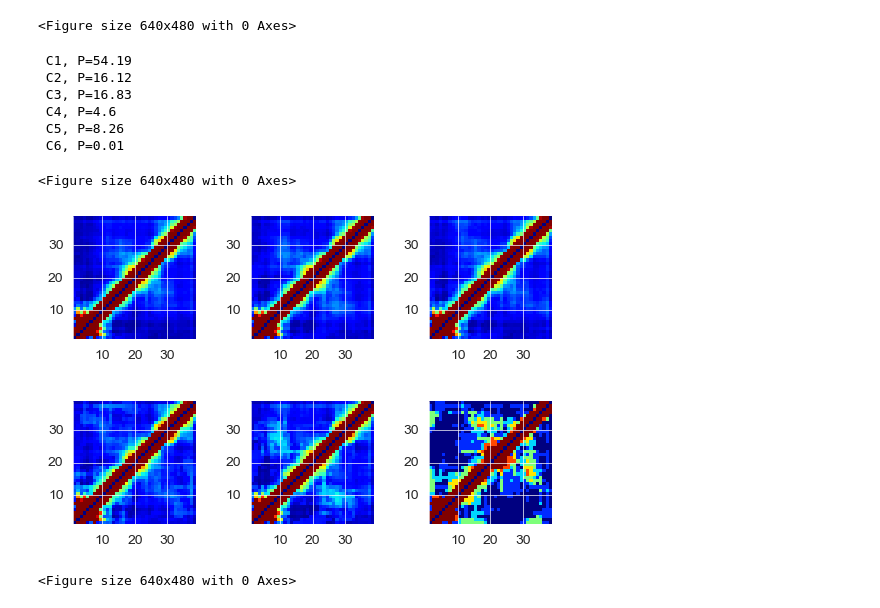
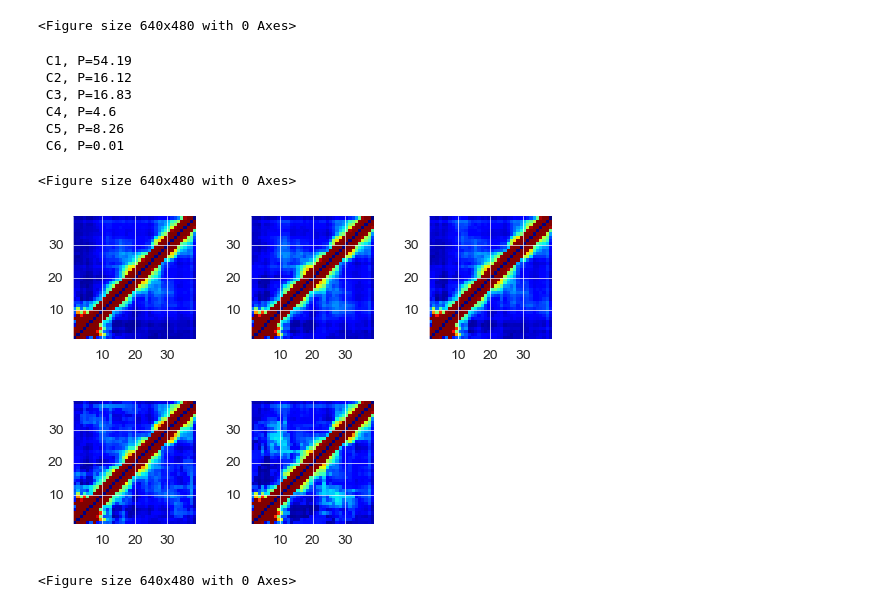
Before and after one commit to paulrobustelli/Garcia_hIAPP_monomer_binders_2025, a Jupyter notebook: wt_hiapp_apo/wt_hiapp_apo_analysis.ipynb, the cells around one changed output. Drawn from its saved outputs; the diff is of its cells as text; code cells hidden in the pictures.

Commit message:
apo simulation edits on figures

```diff
--- a/wt_hiapp_apo/wt_hiapp_apo_analysis.ipynb
+++ b/wt_hiapp_apo/wt_hiapp_apo_analysis.ipynb
@@ -280,7 +278,8 @@ ax2.grid(False)
 # %%
 # load the chespi bmrb output
 chespi_bmrb_34069 = np.loadtxt(outdir+"/BMRB_34069.chespi.txt", dtype={'names': ( "res", "num", "Helix","x1", "x2", "Beta"),'formats': ('S1',"f4", "f4","f4", "f4","f4")})
-weight_file=os.path.join("/Users/f006j60/git/hIAPP_monomer_simulations/wt_hiapp_apo/wt_hiapp_reweight/reweight/weights/combined_data/CA-CB-H-N/weights_final.dat")
+weight_file=os.path.join("/Users/f006j60/git/hIAPP_monomer_simulations/wt_hiapp_apo/wt_hiapp_reweight/reweight/weights/single_data/CA/weights_final.dat")
+# weight_file=os.path.join("/Users/f006j60/git/hIAPP_monomer_simulations/wt_hiapp_apo/wt_hiapp_reweight/reweight/weights/combined_data/CA-CB-H-N/weights_final.dat")
 
 # counting helical propensities from dssp assignments
 dsspH=np.copy(dsspH1)
@@ -1743,34 +1742,35 @@ plt.clf()
 # contact maps no labels
 fig, axs = plt.subplots(nrows=2, ncols=3, figsize=(6.5,4))
 n_clusters = 6
 for mapi, ax in enumerate(axs.flatten()):
     if mapi > n_clusters-1:
         continue
     im = sns.heatmap(contact_maps[mapi], cmap='jet', ax=ax, vmin=0.0, vmax = 1.0, square=True, cbar=False)
     ax.grid(which='major', alpha=0.5)
     ax.set_xticks([9, 19, 29], [ 10, 20, 30], rotation=0, size=10)
     ax.set_yticks([9,19,29], [ 10, 20, 30], rotation=0, size=10)
     ax.invert_yaxis()
     ax.set_ylim(0,38.0)
     ax.set_xlim(0,38.0)
     for x in [0, 9, 19, 29]:
         ax.axvline(x=x, color='white', linestyle='-', linewidth=0.5)
         ax.axhline(y=x, color='white', linestyle='-', linewidth=0.5)
     print(' C%s' % str(mapi+1) + ", P=" + str(populations[mapi]))
 
 plt.subplots_adjust( hspace=0.5)  # Increased vertical spacing
+axs.flatten()[-1].set_visible(False)  # Hide the empty subplot
 plt.savefig(outdir+"/wt_iapp_apo_contact_by_cluster.pdf", dpi=400)
 plt.show()
 plt.clf()
 # %% [output]
  C1, P=54.19
  C2, P=16.12
  C3, P=16.83
  C4, P=4.6
  C5, P=8.26
  C6, P=0.01
 <Figure size 640x480 with 0 Axes>
-[figure, old version]
+[figure, new version]
 # %%
 # Create a separate figure for the colorbar
 fig_colorbar, ax_cbar = plt.subplots(figsize=(0.25, 1.8))  # Set width to 0.5 for a slim colorbar
```
Also changed, not shown: parts of 2 cells of this notebook, 25 other files.
